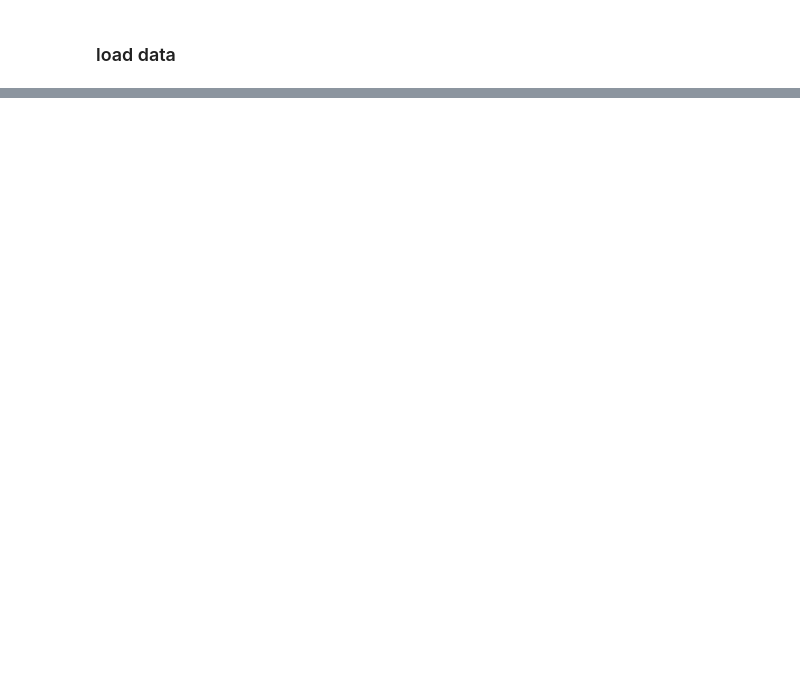
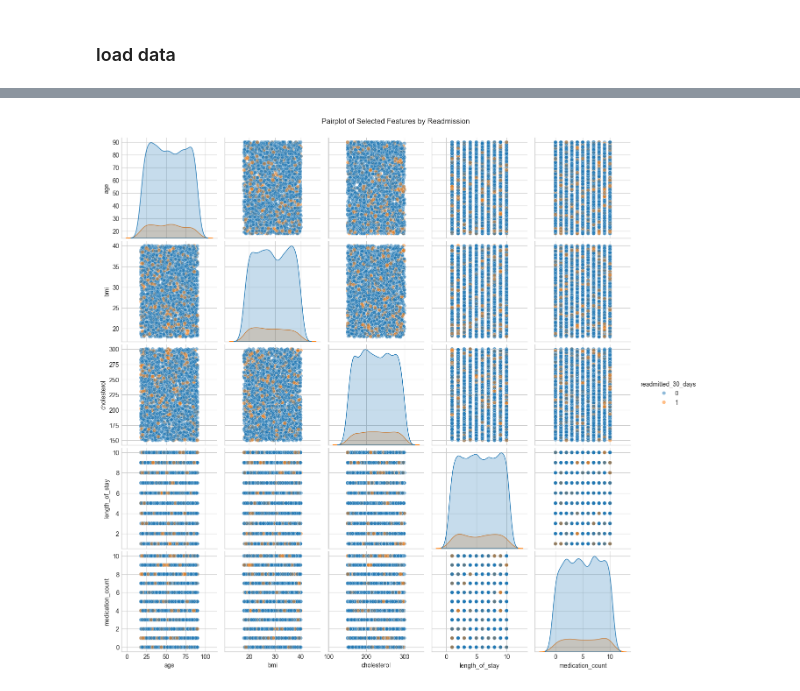
Before and after one commit to albertokabore/Hospital-Readmission-Prediction, a Jupyter notebook: notebooks/Readmission_Project.ipynb, the cells around one changed output, grey strips where cells are left out. Drawn from its saved outputs; the diff is of its cells as text; code cells hidden in the pictures; blank space fills up the shorter version.

```diff
--- a/notebooks/Readmission_Project.ipynb
+++ b/notebooks/Readmission_Project.ipynb
@@ -535,0 +363,23 @@ for name, pipe in pipelines.items():
+# %%
+
+pairplot_features = [
+    f for f in ["age", "bmi", "cholesterol", "length_of_stay", "medication_count"]
+    if f in df_engineered.columns
+]
+
+if len(pairplot_features) >= 3:
+    sample_df = df_engineered[pairplot_features + [target_col]]
+    if len(sample_df) > 3000:
+        sample_df = sample_df.sample(3000, random_state=RANDOM_STATE)
+
+    sns.pairplot(
+        sample_df,
+        vars=pairplot_features,
+        hue=target_col,
+        diag_kind="kde",
+        plot_kws={"alpha": 0.5}
+    )
+    plt.suptitle("Pairplot of Selected Features by Readmission", y=1.02)
+    plt.show()
+# %% [output]
+[figure, added]
```
Also changed, not shown: parts of 65 cells of this notebook, 2 other files.
